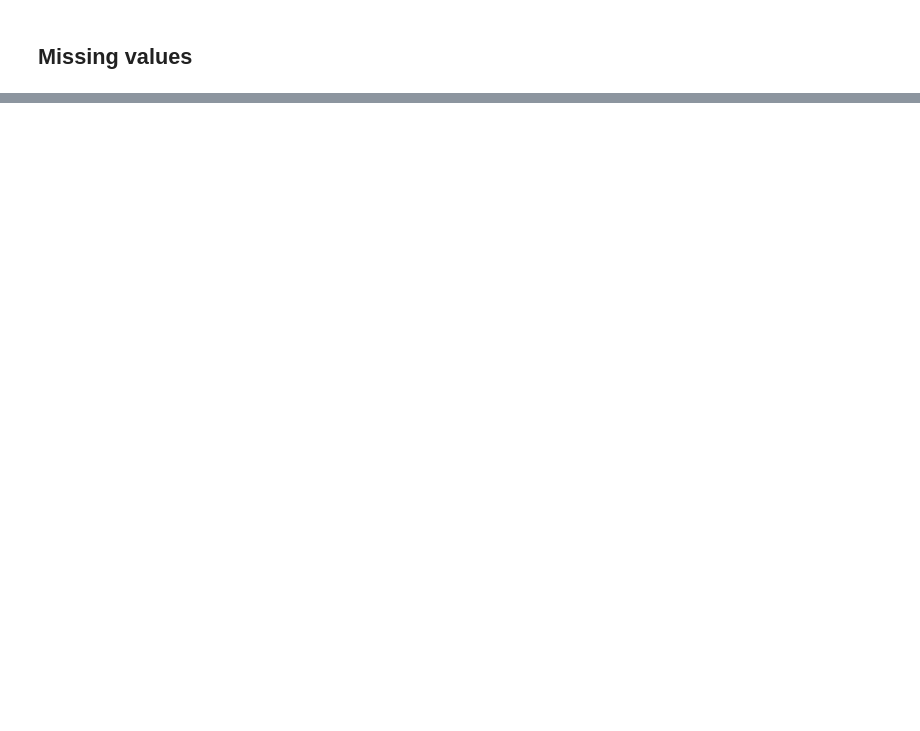
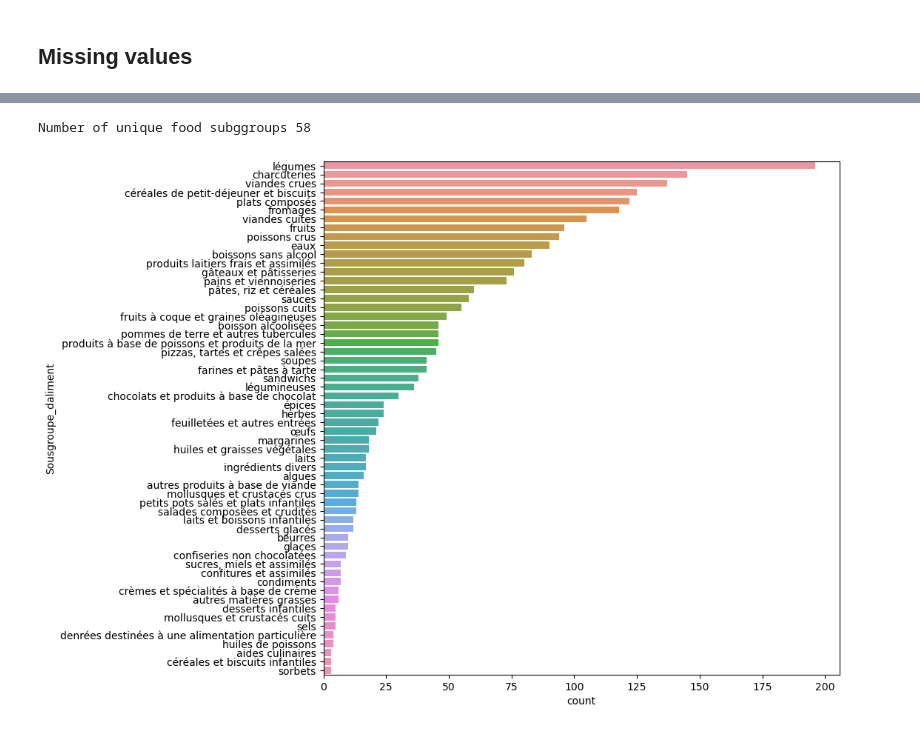
Before and after one commit to pattypooh/agribalyse, a Jupyter notebook: notebooks/01-AMV-eda.ipynb, the cells around one changed output, grey strips where cells are left out. Saved outputs shown, nothing was run; the diff lists cells and outputs as text; code cells hidden in the pictures; blank space fills up the shorter version.

```diff
--- a/notebooks/01-AMV-eda.ipynb
+++ b/notebooks/01-AMV-eda.ipynb
@@ -151,0 +258,9 @@ dtype: int64
+# %%
+print("Number of unique food subggroups",len(pd.unique(df["Sousgroupe_daliment"])))
+plt.subplots(figsize=(9,9))
+fig = sns.countplot(y="Sousgroupe_daliment",order = df['Sousgroupe_daliment'].value_counts().index, data=df)
+plt.savefig(figures+"EDA_SousGroupeAliments_Barchart.png")
+plt.show()
+# %% [output]
+Number of unique food subggroups 58
+[figure, added]
```
Also changed, not shown: parts of 54 cells of this notebook.
